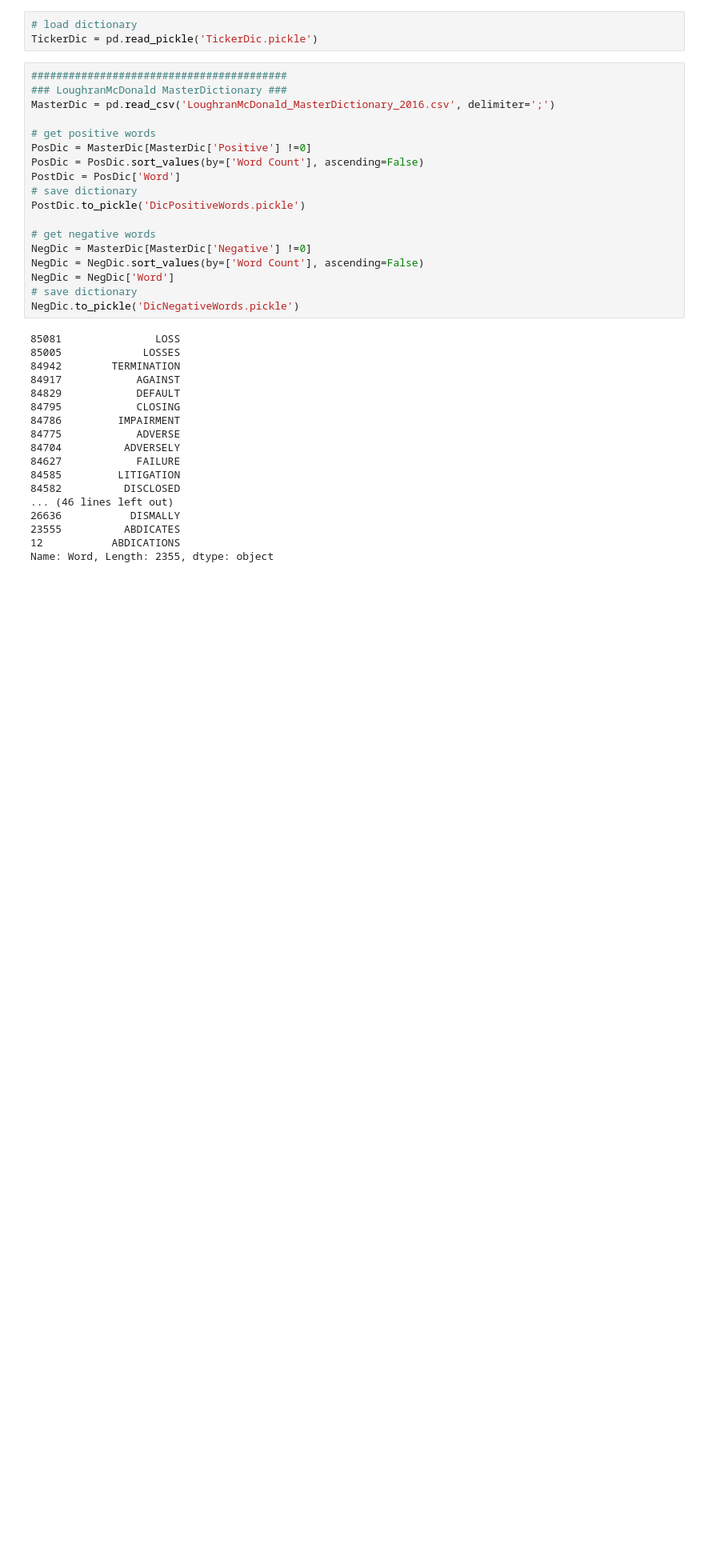
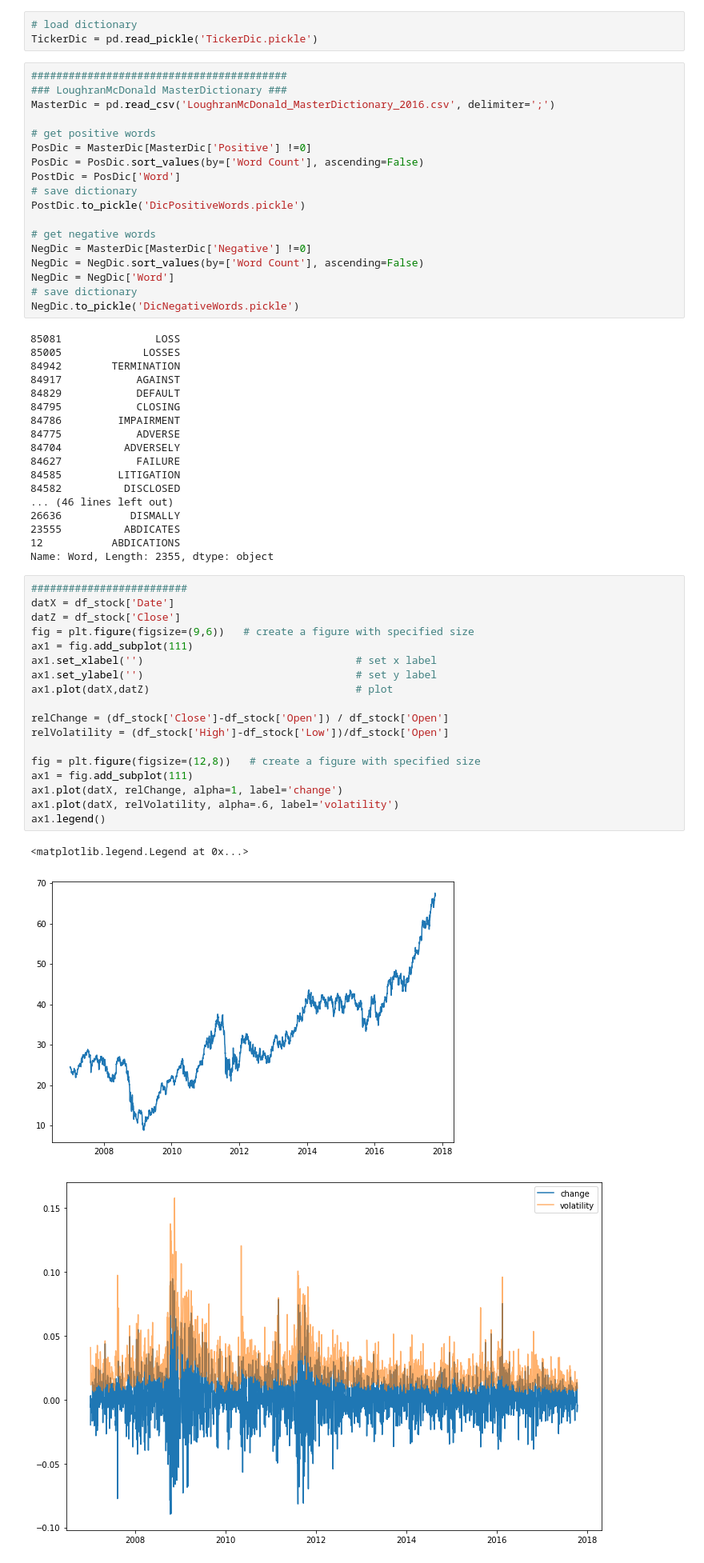
Before and after one commit to mlisovyi/dfine_hack2018, a Jupyter notebook: NB_dev.ipynb, the cells around one changed output. Shown at 80% size. Cells and saved outputs as stored; diff of their text form; blank space fills up the shorter version.

```diff
--- a/NB_dev.ipynb
+++ b/NB_dev.ipynb
@@ -116,3 +146,25 @@ NegDic.to_pickle('DicNegativeWords.pickle')
 23555          ABDICATES
 12           ABDICATIONS
 Name: Word, Length: 2355, dtype: object
+# %%
+#########################
+datX = df_stock['Date']
+datZ = df_stock['Close']
+fig = plt.figure(figsize=(9,6))   # create a figure with specified size
+ax1 = fig.add_subplot(111)
+ax1.set_xlabel('')                                  # set x label
+ax1.set_ylabel('')                                  # set y label
+ax1.plot(datX,datZ)                                 # plot
+
+relChange = (df_stock['Close']-df_stock['Open']) / df_stock['Open']
+relVolatility = (df_stock['High']-df_stock['Low'])/df_stock['Open']
+
+fig = plt.figure(figsize=(12,8))   # create a figure with specified size
+ax1 = fig.add_subplot(111)
+ax1.plot(datX, relChange, alpha=1, label='change')
+ax1.plot(datX, relVolatility, alpha=.6, label='volatility')
+ax1.legend()
+# %% [output]
+<matplotlib.legend.Legend at 0x...>
+[figure, added]
+[figure, added]
```
Also changed, not shown: parts of 5 cells of this notebook.
